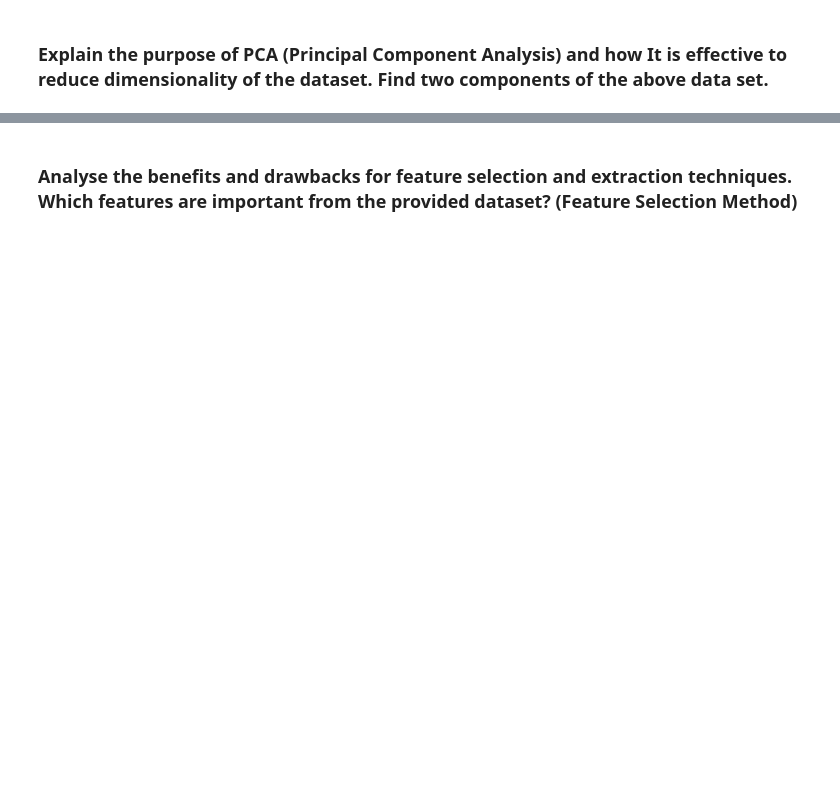
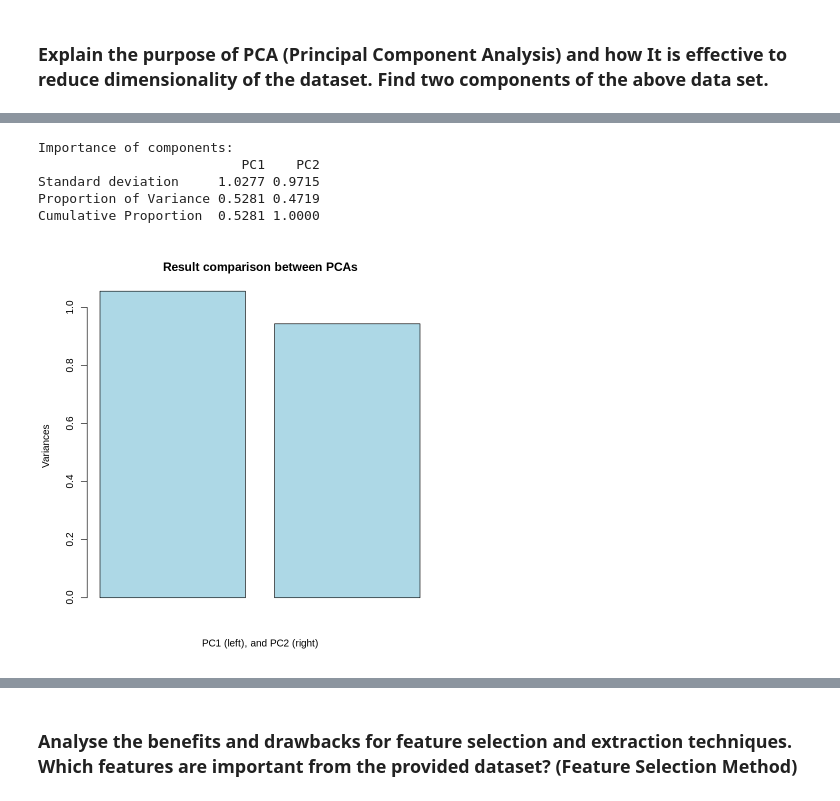
Before and after one commit to raulFuzita/cct_data_exploration_and_preparation, a Jupyter notebook: raul_fuzita_AI_DV_DP.ipynb, the cells around one changed output, grey strips where cells are left out. Saved outputs shown, nothing was run; the diff lists cells and outputs as text; code cells hidden in the pictures; blank space fills up the shorter version.

```diff
--- a/raul_fuzita_AI_DV_DP.ipynb
+++ b/raul_fuzita_AI_DV_DP.ipynb
@@ -348,0 +499,22 @@ summary(df)
+# %%
+#@markdown 👈 Please, run this cell to extract the numerical values from the data set.
+
+df_numerical <- df[,5:11]
+df_numerical <- cbind(df_numerical, area.log)
+# %%
+#@markdown 👈 Please, run this cell to apply PCA for data reduction.
+
+df_pca <- prcomp(df_numerical[,c(5,8)], center=TRUE, scale.=TRUE)
+summary(df_pca)
+# %% [output]
+Importance of components:
+                          PC1    PC2
+Standard deviation     1.0277 0.9715
+Proportion of Variance 0.5281 0.4719
+Cumulative Proportion  0.5281 1.0000
+# %%
+#@markdown 👈 Please, run this cell to plot a bar plot comparing the PCAs.
+
+plot(df_pca, main="Result comparison between PCAs", xlab="PC1 (left), and PC2 (right)", col='lightblue')
+# %% [output]
+[figure, added]
```
Also changed, not shown: parts of 42 cells of this notebook.
